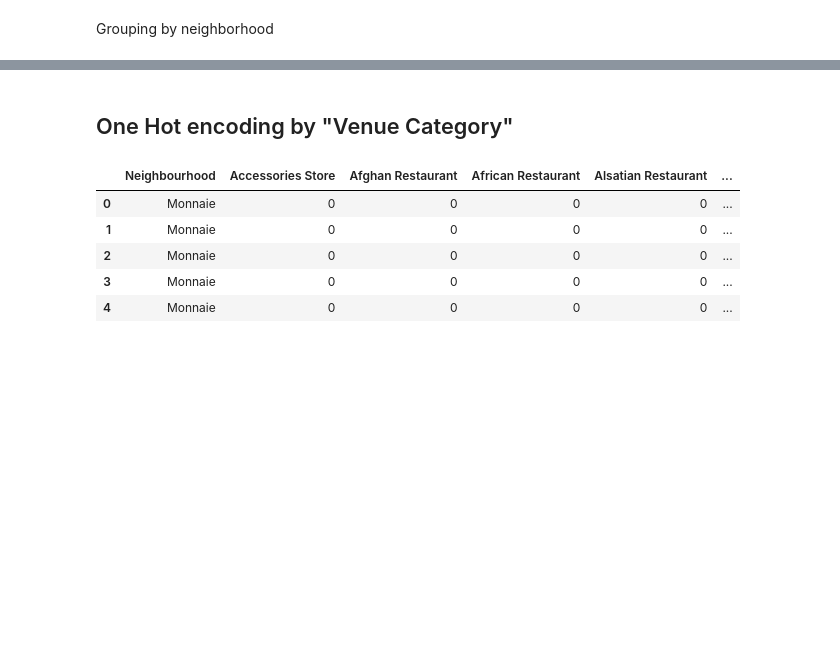
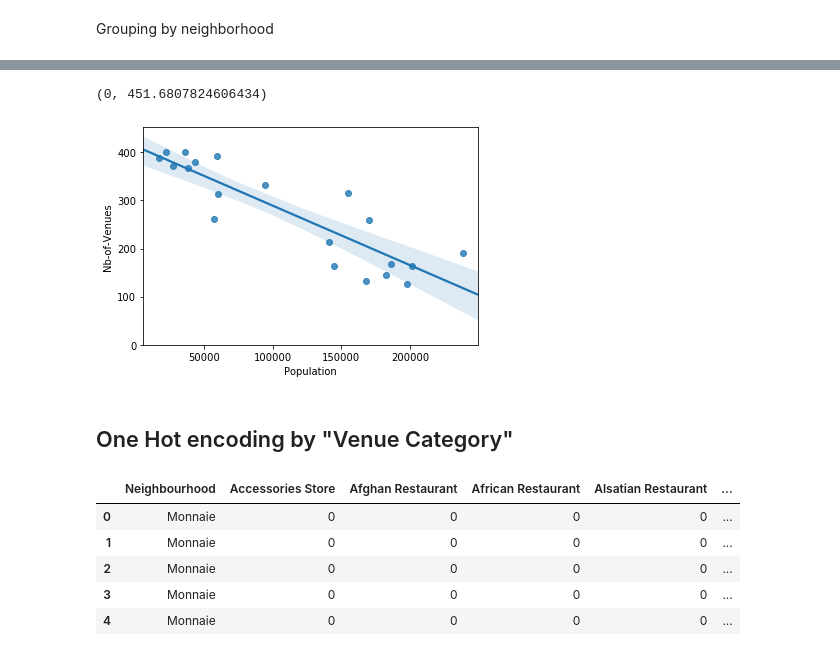
Before and after one commit to camoc/coursera_datascience_ibm, a Jupyter notebook: Capstone-Project-paris-neighborhood.ipynb, the cells around one changed output, grey strips where cells are left out. Drawn from its saved outputs; the diff is of its cells as text; code cells hidden in the pictures; blank space fills up the shorter version.

```diff
--- a/Capstone-Project-paris-neighborhood.ipynb
+++ b/Capstone-Project-paris-neighborhood.ipynb
@@ -366,0 +406,4 @@ paris_venues.groupby('Neighbourhood').count()
+# %%
+bor_arr = paris_venues[['Borough','Venue']].groupby('Borough').count()
+bor_arr = bor_arr.reset_index()
+bor_arr.head()
@@ -366,0 +419,7 @@ paris_venues.groupby('Neighbourhood').count()
+# %%
+df_arr = pd.merge(df_arr, bor_arr, on='Borough')
+
+df_arr = df_arr[['Borough','Population','Venue']]
+df_arr.columns = ['Borough','Population','Nb-of-Venues']
+
+df_arr.info()
@@ -367,3 +476,11 @@ paris_venues.groupby('Neighbourhood').count()
+# %%
+df_arr[['Nb-of-Venues','Population']].corr()
+# Engine size as potential predictor variable of price
+sns.regplot(x="Population", y="Nb-of-Venues", data=df_arr)
+plt.ylim(0,)
+# %% [output]
+(0, 451.6807824606434)
+[figure, added]
 # %% [markdown]
 ## One Hot encoding by "Venue Category"
 # %%
```
Also changed, not shown: parts of 40 cells of this notebook.
